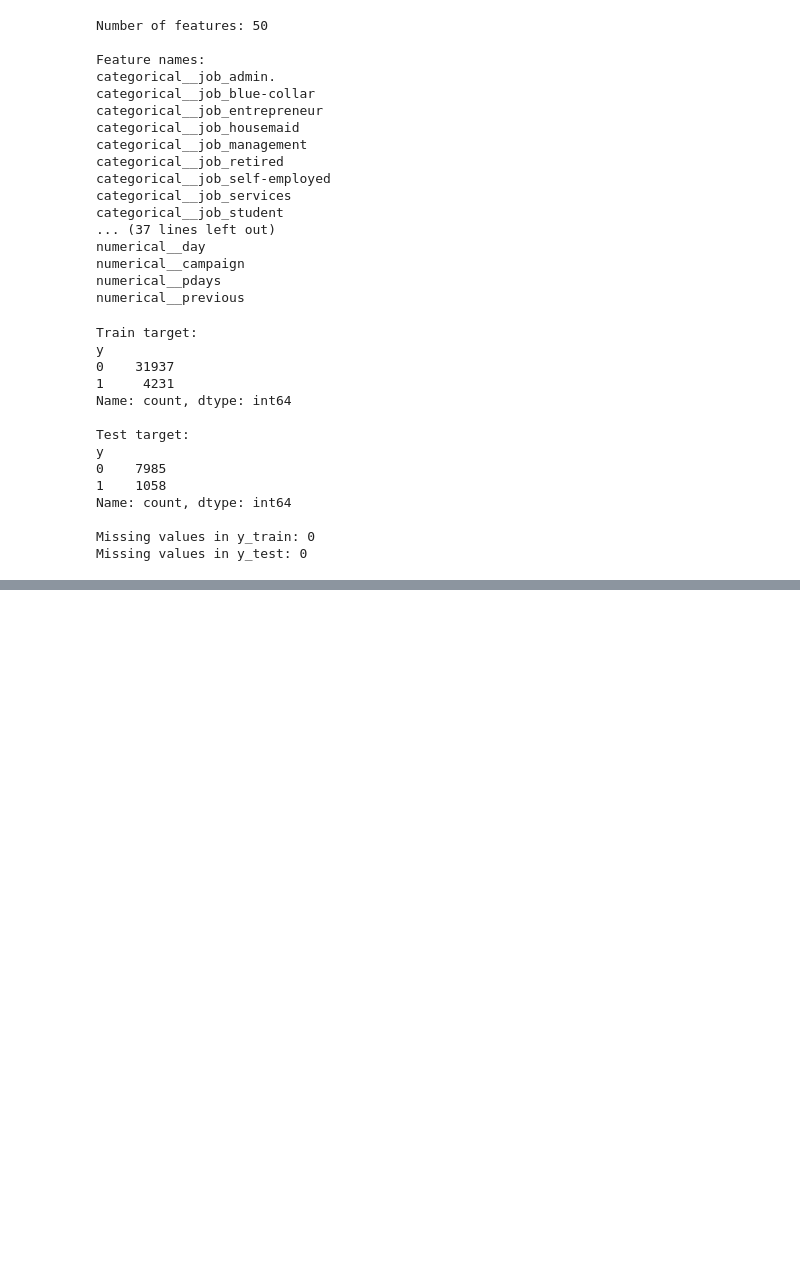
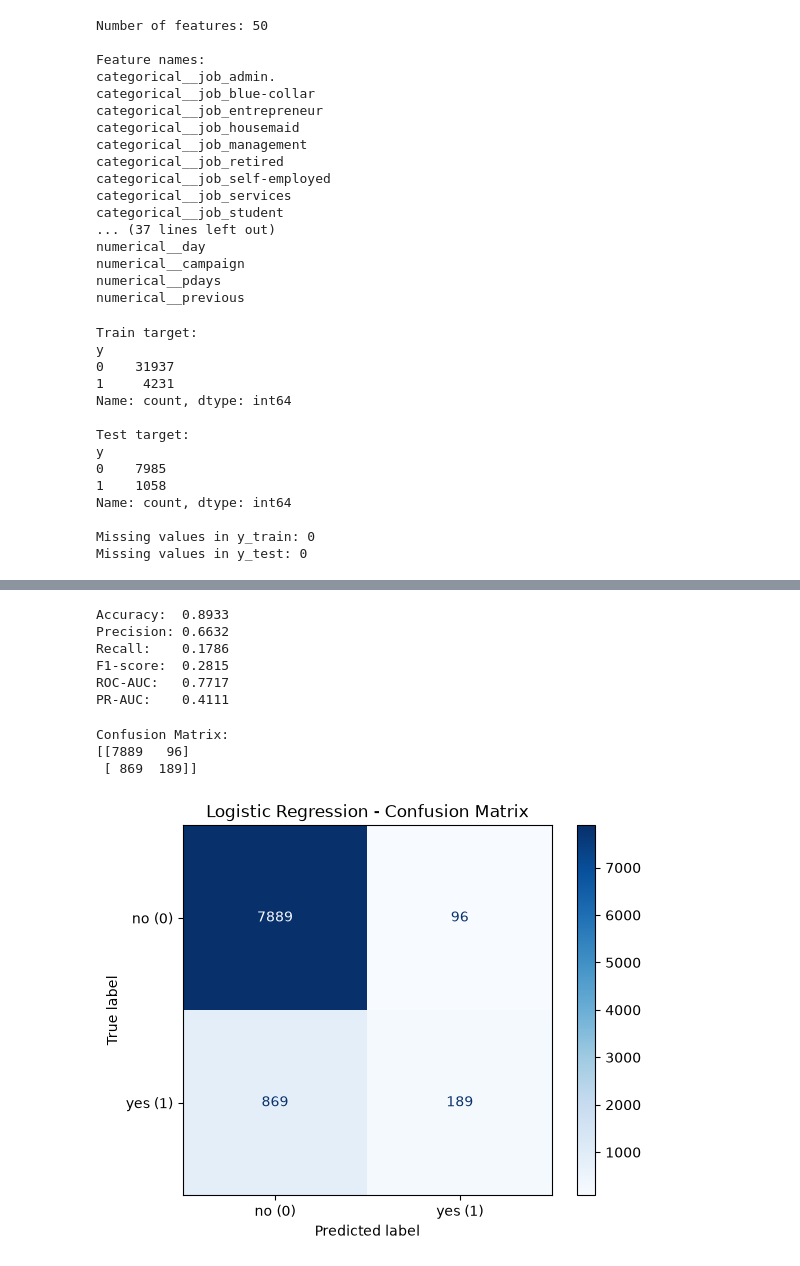
Before and after one commit to JiaHui2005/xgboost-bank-marketing, a Jupyter notebook: notebooks/02_modeling.ipynb, the cells around one changed output, grey strips where cells are left out. Saved outputs shown, nothing was run; the diff lists cells and outputs as text; code cells hidden in the pictures; blank space fills up the shorter version.

Commit message:
Add model comparison baseline and update documentation

```diff
--- a/notebooks/02_modeling.ipynb
+++ b/notebooks/02_modeling.ipynb
@@ -240,0 +243,12 @@ print("Preprocessor created successfully.")
+# %%
+from sklearn.pipeline import Pipeline
+from sklearn.linear_model import LogisticRegression
+
+logistic_model = Pipeline(
+    steps=[
+        ("preprocessor", logistic_preprocessor),
+        ("classifier", LogisticRegression(max_iter=1000, random_state=42))
+    ]
+)
+
+print("Logistic Regression pipeline created successfully.")
@@ -240,0 +257,4 @@ print("Preprocessor created successfully.")
+# %%
+logistic_model.fit(X_train, y_train_encoded)
+
+print("Logistic Regression training completed.")
@@ -240,0 +263,8 @@ print("Preprocessor created successfully.")
+# %%
+y_pred = logistic_model.predict(X_test)
+
+y_proba = logistic_model.predict_proba(X_test)[:, 1]
+
+print("First 10 predictions:", y_pred[:10])
+print("First 10 actual labels:", y_test_encoded.iloc[:10].to_list())
+print("First 10 predicted probabilities:", y_proba[:10])
@@ -240,0 +276,53 @@ print("Preprocessor created successfully.")
+# %%
+from sklearn.metrics import (
+    accuracy_score,
+    precision_score,
+    recall_score,
+    f1_score,
+    roc_auc_score,
+    average_precision_score
+)
+
+accuracy = accuracy_score(y_test_encoded, y_pred)
+precision = precision_score(y_test_encoded, y_pred, zero_division=0)
+recall = recall_score(y_test_encoded, y_pred, zero_division=0)
+f1 = f1_score(y_test_encoded, y_pred, zero_division=0)
+
+roc_auc = roc_auc_score(y_test_encoded, y_proba)
+pr_auc = average_precision_score(y_test_encoded, y_proba)
+
+print(f"Accuracy:  {accuracy:.4f}")
+print(f"Precision: {precision:.4f}")
+print(f"Recall:    {recall:.4f}")
+print(f"F1-score:  {f1:.4f}")
+print(f"ROC-AUC:   {roc_auc:.4f}")
+print(f"PR-AUC:    {pr_auc:.4f}")
+# %% [output]
+Accuracy:  0.8933
+Precision: 0.6632
+Recall:    0.1786
+F1-score:  0.2815
+ROC-AUC:   0.7717
+PR-AUC:    0.4111
+# %%
+from sklearn.metrics import confusion_matrix, ConfusionMatrixDisplay
+import matplotlib.pyplot as plt
+
+cm = confusion_matrix(y_test_encoded, y_pred)
+
+print("Confusion Matrix:")
+print(cm)
+
+disp = ConfusionMatrixDisplay(
+    confusion_matrix=cm,
+    display_labels=["no (0)", "yes (1)"]
+)
+
+disp.plot(cmap="Blues", values_format="d")
+plt.title("Logistic Regression - Confusion Matrix")
+plt.show()
+# %% [output]
+Confusion Matrix:
+[[7889   96]
+ [ 869  189]]
+[figure, added]
```
Also changed, not shown: parts of 34 cells of this notebook, 4 other files.
